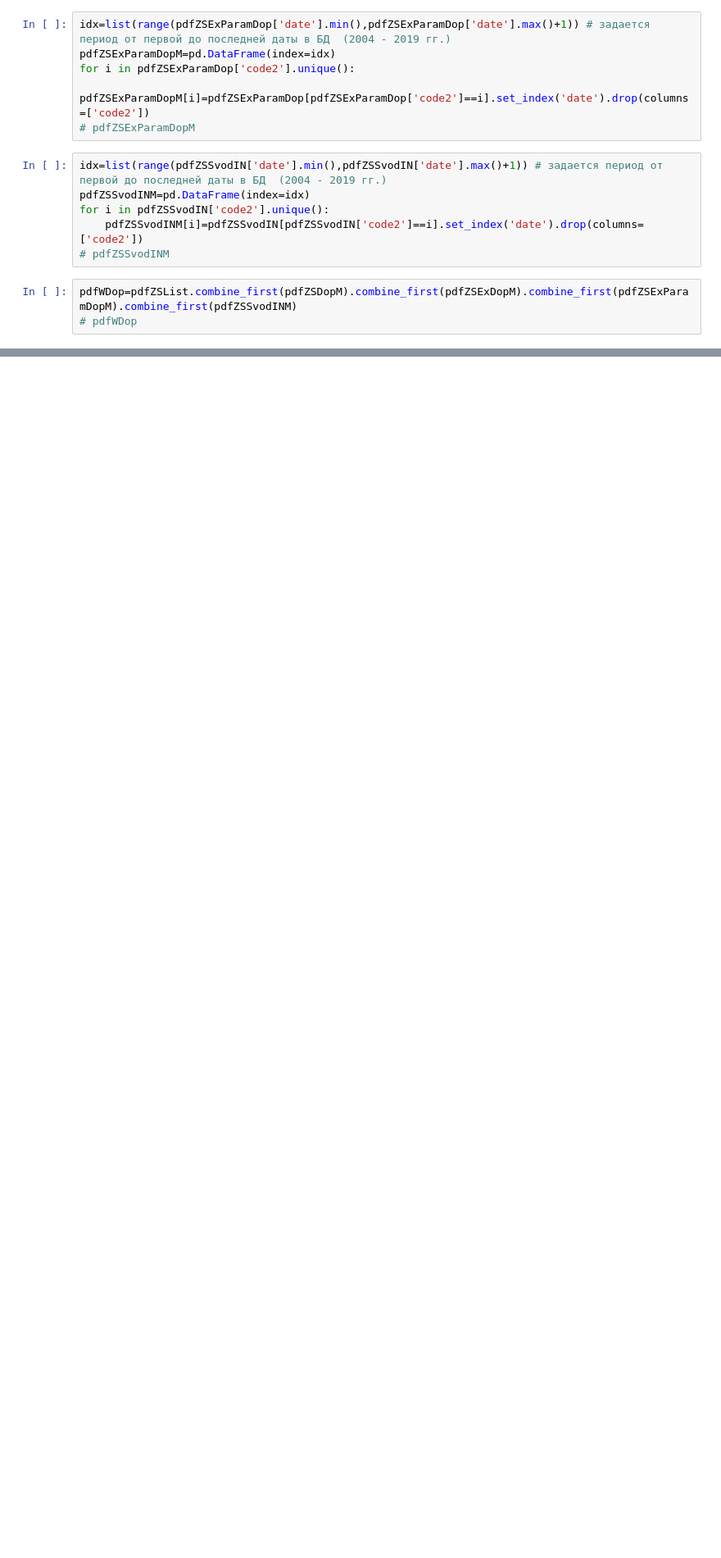
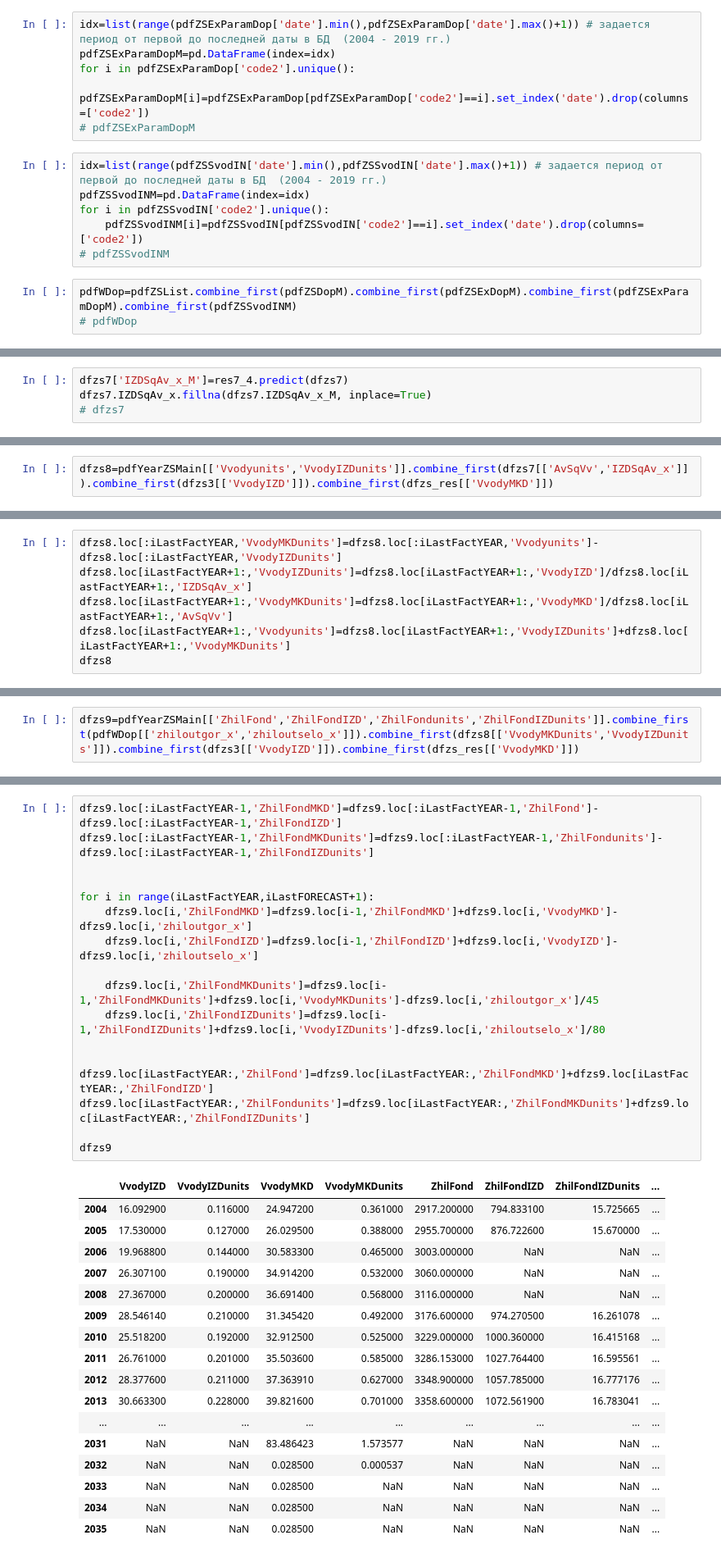
Before and after one commit to amsergeev/AIGK_j, a Jupyter notebook: HOUSING_CONSTRUCTION/Без названия.ipynb, the cells around one changed output, grey strips where cells are left out. Shown at 82% size. Cells and saved outputs as stored; diff of their text form; blank space fills up the shorter version.

```diff
--- a/HOUSING_CONSTRUCTION/Без названия.ipynb
+++ b/HOUSING_CONSTRUCTION/Без названия.ipynb
@@ -369,0 +937,4 @@ KeyError: 2020
+# %%
+dfzs7['IZDSqAv_x_M']=res7_4.predict(dfzs7)
+dfzs7.IZDSqAv_x.fillna(dfzs7.IZDSqAv_x_M, inplace=True)
+# dfzs7
@@ -369,0 +943,2 @@ KeyError: 2020
+# %%
+dfzs8=pdfYearZSMain[['Vvodyunits','VvodyIZDunits']].combine_first(dfzs7[['AvSqVv','IZDSqAv_x']]).combine_first(dfzs3[['VvodyIZD']]).combine_first(dfzs_res[['VvodyMKD']])
@@ -369,0 +955,6 @@ KeyError: 2020
+# %%
+dfzs8.loc[:iLastFactYEAR,'VvodyMKDunits']=dfzs8.loc[:iLastFactYEAR,'Vvodyunits']-dfzs8.loc[:iLastFactYEAR,'VvodyIZDunits']
+dfzs8.loc[iLastFactYEAR+1:,'VvodyIZDunits']=dfzs8.loc[iLastFactYEAR+1:,'VvodyIZD']/dfzs8.loc[iLastFactYEAR+1:,'IZDSqAv_x']
+dfzs8.loc[iLastFactYEAR+1:,'VvodyMKDunits']=dfzs8.loc[iLastFactYEAR+1:,'VvodyMKD']/dfzs8.loc[iLastFactYEAR+1:,'AvSqVv']
+dfzs8.loc[iLastFactYEAR+1:,'Vvodyunits']=dfzs8.loc[iLastFactYEAR+1:,'VvodyIZDunits']+dfzs8.loc[iLastFactYEAR+1:,'VvodyMKDunits']
+dfzs8
@@ -369,0 +981,2 @@ KeyError: 2020
+# %%
+dfzs9=pdfYearZSMain[['ZhilFond','ZhilFondIZD','ZhilFondunits','ZhilFondIZDunits']].combine_first(pdfWDop[['zhiloutgor_x','zhiloutselo_x']]).combine_first(dfzs8[['VvodyMKDunits','VvodyIZDunits']]).combine_first(dfzs3[['VvodyIZD']]).combine_first(dfzs_res[['VvodyMKD']])
@@ -369,0 +1000,35 @@ KeyError: 2020
+# %%
+dfzs9.loc[:iLastFactYEAR-1,'ZhilFondMKD']=dfzs9.loc[:iLastFactYEAR-1,'ZhilFond']-dfzs9.loc[:iLastFactYEAR-1,'ZhilFondIZD']
+dfzs9.loc[:iLastFactYEAR-1,'ZhilFondMKDunits']=dfzs9.loc[:iLastFactYEAR-1,'ZhilFondunits']-dfzs9.loc[:iLastFactYEAR-1,'ZhilFondIZDunits']
+
+
+for i in range(iLastFactYEAR,iLastFORECAST+1):
+    dfzs9.loc[i,'ZhilFondMKD']=dfzs9.loc[i-1,'ZhilFondMKD']+dfzs9.loc[i,'VvodyMKD']-dfzs9.loc[i,'zhiloutgor_x']
+    dfzs9.loc[i,'ZhilFondIZD']=dfzs9.loc[i-1,'ZhilFondIZD']+dfzs9.loc[i,'VvodyIZD']-dfzs9.loc[i,'zhiloutselo_x']
+
+    dfzs9.loc[i,'ZhilFondMKDunits']=dfzs9.loc[i-1,'ZhilFondMKDunits']+dfzs9.loc[i,'VvodyMKDunits']-dfzs9.loc[i,'zhiloutgor_x']/45
+    dfzs9.loc[i,'ZhilFondIZDunits']=dfzs9.loc[i-1,'ZhilFondIZDunits']+dfzs9.loc[i,'VvodyIZDunits']-dfzs9.loc[i,'zhiloutselo_x']/80
+
+
+dfzs9.loc[iLastFactYEAR:,'ZhilFond']=dfzs9.loc[iLastFactYEAR:,'ZhilFondMKD']+dfzs9.loc[iLastFactYEAR:,'ZhilFondIZD']
+dfzs9.loc[iLastFactYEAR:,'ZhilFondunits']=dfzs9.loc[iLastFactYEAR:,'ZhilFondMKDunits']+dfzs9.loc[iLastFactYEAR:,'ZhilFondIZDunits']
+
+dfzs9
+# %% [output]
+|  | VvodyIZD | VvodyIZDunits | VvodyMKD | VvodyMKDunits | ZhilFond | ZhilFondIZD | ZhilFondIZDunits | ... |
+| 2004 | 16.092900 | 0.116000 | 24.947200 | 0.361000 | 2917.200000 | 794.833100 | 15.725665 | ... |
+| 2005 | 17.530000 | 0.127000 | 26.029500 | 0.388000 | 2955.700000 | 876.722600 | 15.670000 | ... |
+| 2006 | 19.968800 | 0.144000 | 30.583300 | 0.465000 | 3003.000000 | NaN | NaN | ... |
+| 2007 | 26.307100 | 0.190000 | 34.914200 | 0.532000 | 3060.000000 | NaN | NaN | ... |
+| 2008 | 27.367000 | 0.200000 | 36.691400 | 0.568000 | 3116.000000 | NaN | NaN | ... |
+| 2009 | 28.546140 | 0.210000 | 31.345420 | 0.492000 | 3176.600000 | 974.270500 | 16.261078 | ... |
+| 2010 | 25.518200 | 0.192000 | 32.912500 | 0.525000 | 3229.000000 | 1000.360000 | 16.415168 | ... |
+| 2011 | 26.761000 | 0.201000 | 35.503600 | 0.585000 | 3286.153000 | 1027.764400 | 16.595561 | ... |
+| 2012 | 28.377600 | 0.211000 | 37.363910 | 0.627000 | 3348.900000 | 1057.785000 | 16.777176 | ... |
+| 2013 | 30.663300 | 0.228000 | 39.821600 | 0.701000 | 3358.600000 | 1072.561900 | 16.783041 | ... |
+| ... | ... | ... | ... | ... | ... | ... | ... | ... |
+| 2031 | NaN | NaN | 83.486423 | 1.573577 | NaN | NaN | NaN | ... |
+| 2032 | NaN | NaN | 0.028500 | 0.000537 | NaN | NaN | NaN | ... |
+| 2033 | NaN | NaN | 0.028500 | NaN | NaN | NaN | NaN | ... |
+| 2034 | NaN | NaN | 0.028500 | NaN | NaN | NaN | NaN | ... |
+| 2035 | NaN | NaN | 0.028500 | NaN | NaN | NaN | NaN | ... |
```
Also changed, not shown: parts of 109 cells of this notebook, 4 other files.
